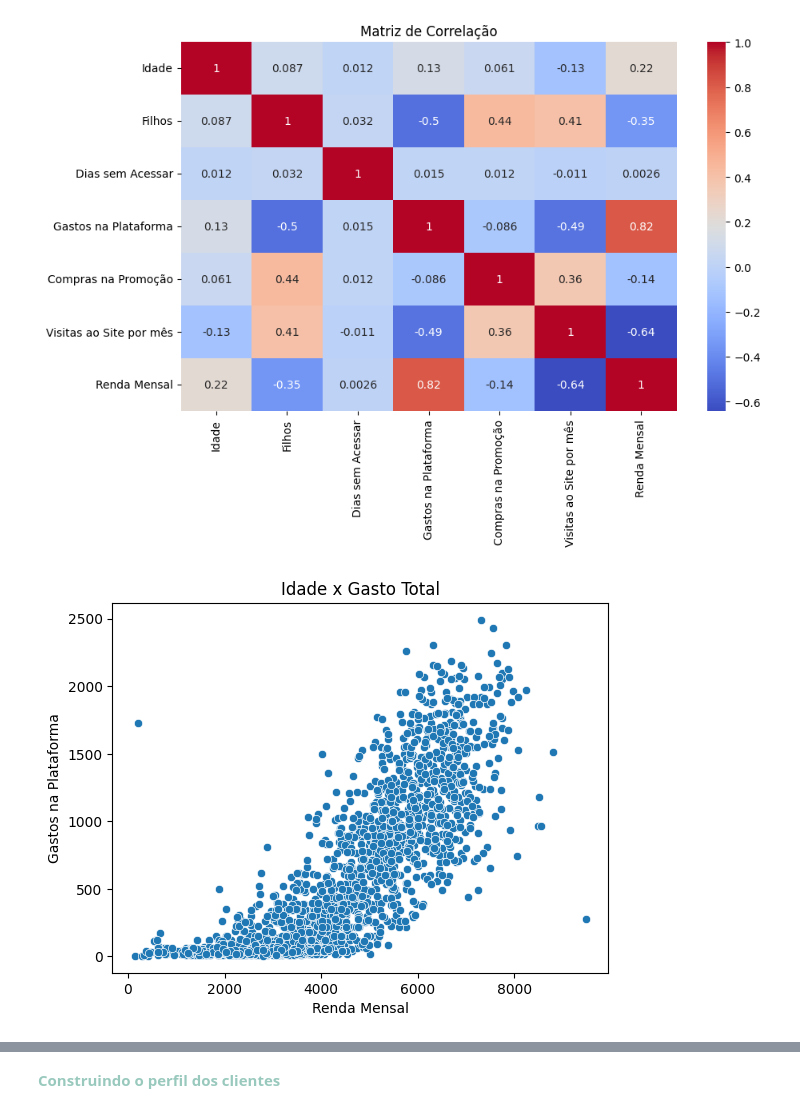
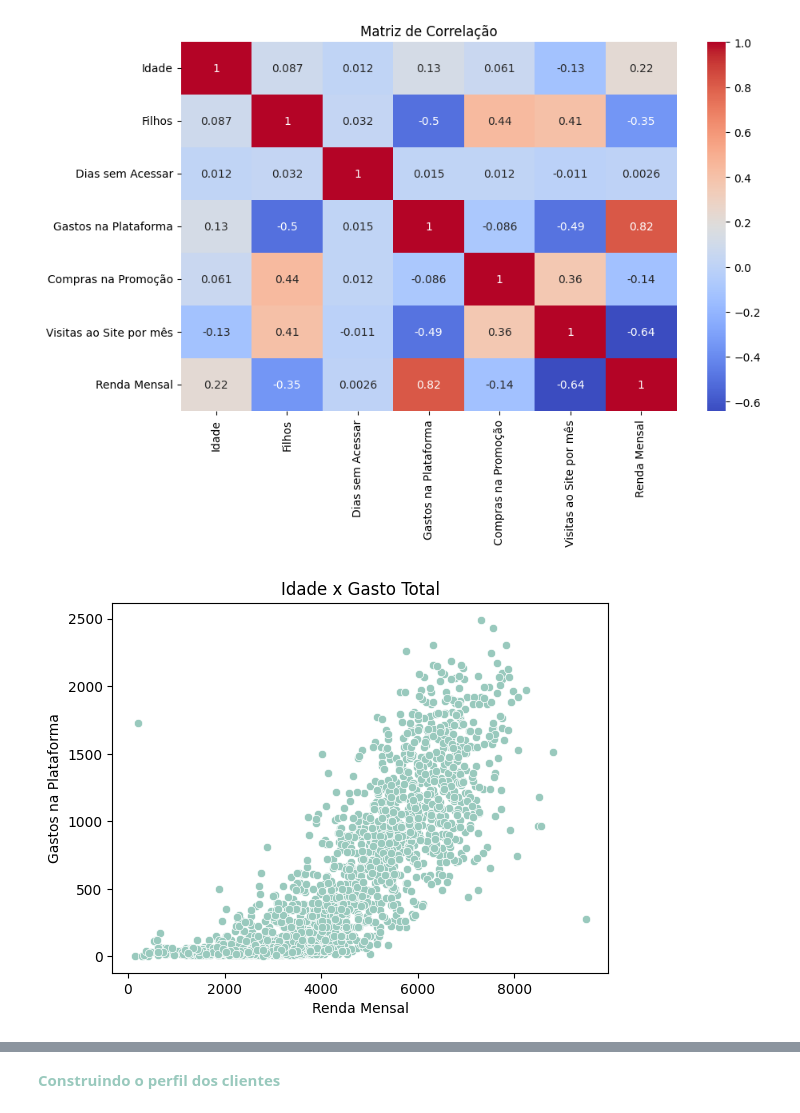
Before and after one commit to thais01fernandes/estat_analises, a Jupyter notebook: descritiva/analise_ifood.ipynb, the cells around one changed output, grey strips where cells are left out. Cells and saved outputs as stored; diff of their text form; code cells hidden in the pictures.

```diff
--- a/descritiva/analise_ifood.ipynb
+++ b/descritiva/analise_ifood.ipynb
@@ -261,8 +286,8 @@ plt.show()
 [figure]
 # %%
 # Exemplo: relação entre idade e gasto total
-sn.scatterplot(data=dados_2, x='Renda Mensal', y='Gastos na Plataforma')
+sn.scatterplot(data=dados_2, x='Renda Mensal', y='Gastos na Plataforma', color= '#99c9bd')
 plt.title("Idade x Gasto Total")
 plt.show()
 # %% [output]
-[figure, old version]
+[figure, new version]
```
Also changed, not shown: parts of 4 cells of this notebook.
